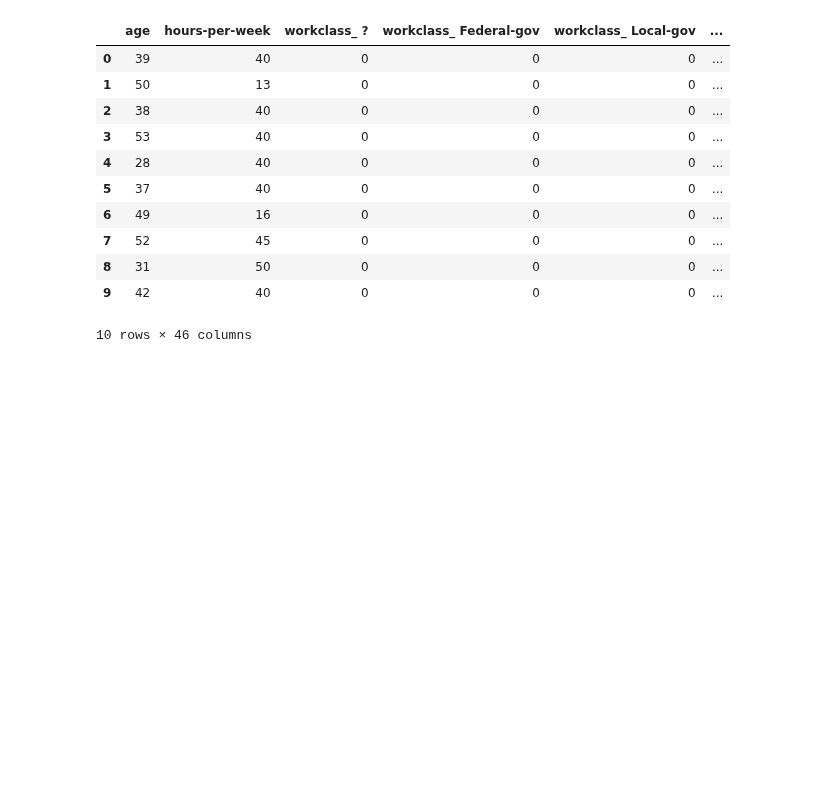
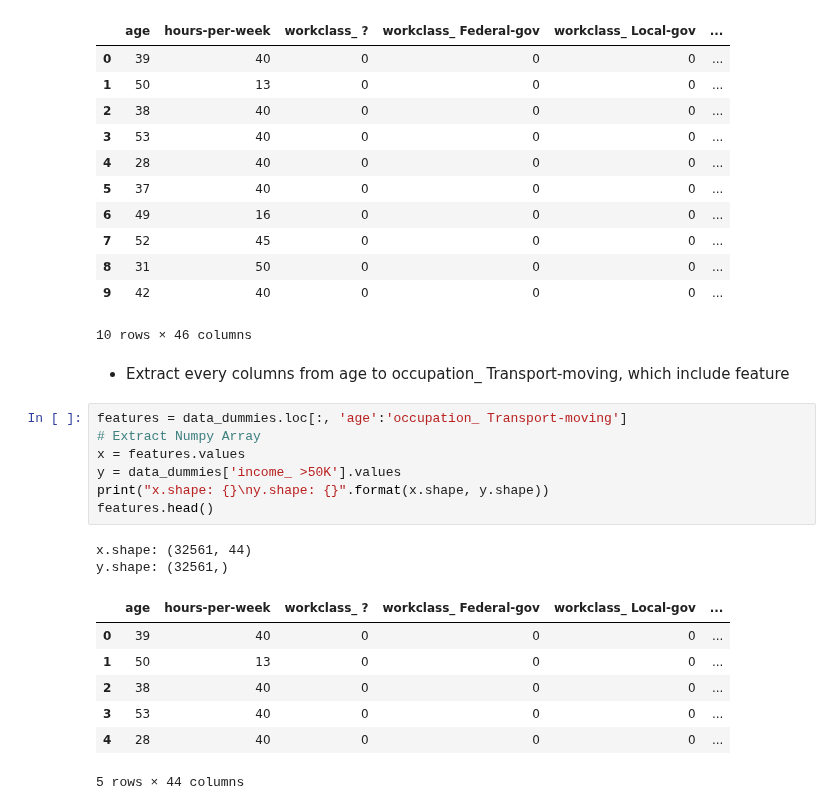
Before and after one commit to JMmmmuu/ML, a Jupyter notebook: IntroToMLwithPython/4_RepresentingData_n_EngineeringFeatures.ipynb, the cells around one changed output. Saved outputs shown, nothing was run; the diff lists cells and outputs as text; blank space fills up the shorter version.

Commit message:
Extract some columns

```diff
--- a/IntroToMLwithPython/4_RepresentingData_n_EngineeringFeatures.ipynb
+++ b/IntroToMLwithPython/4_RepresentingData_n_EngineeringFeatures.ipynb
@@ -111,3 +111,22 @@ data_dummies.head(10)
 | 8 | 31 | 50 | 0 | 0 | 0 | ... |
 | 9 | 42 | 40 | 0 | 0 | 0 | ... |
 10 rows × 46 columns
+# %% [markdown]
+* Extract every columns from age to occupation_ Transport-moving, which include feature
+# %%
+features = data_dummies.loc[:, 'age':'occupation_ Transport-moving']
+# Extract Numpy Array
+x = features.values
+y = data_dummies['income_ >50K'].values
+print("x.shape: {}\ny.shape: {}".format(x.shape, y.shape))
+features.head()
+# %% [output]
+x.shape: (32561, 44)
+y.shape: (32561,)
+|  | age | hours-per-week | workclass_ ? | workclass_ Federal-gov | workclass_ Local-gov | ... |
+| 0 | 39 | 40 | 0 | 0 | 0 | ... |
+| 1 | 50 | 13 | 0 | 0 | 0 | ... |
+| 2 | 38 | 40 | 0 | 0 | 0 | ... |
+| 3 | 53 | 40 | 0 | 0 | 0 | ... |
+| 4 | 28 | 40 | 0 | 0 | 0 | ... |
+5 rows × 44 columns
```
Also changed, not shown: parts of 1 cell of this notebook.
